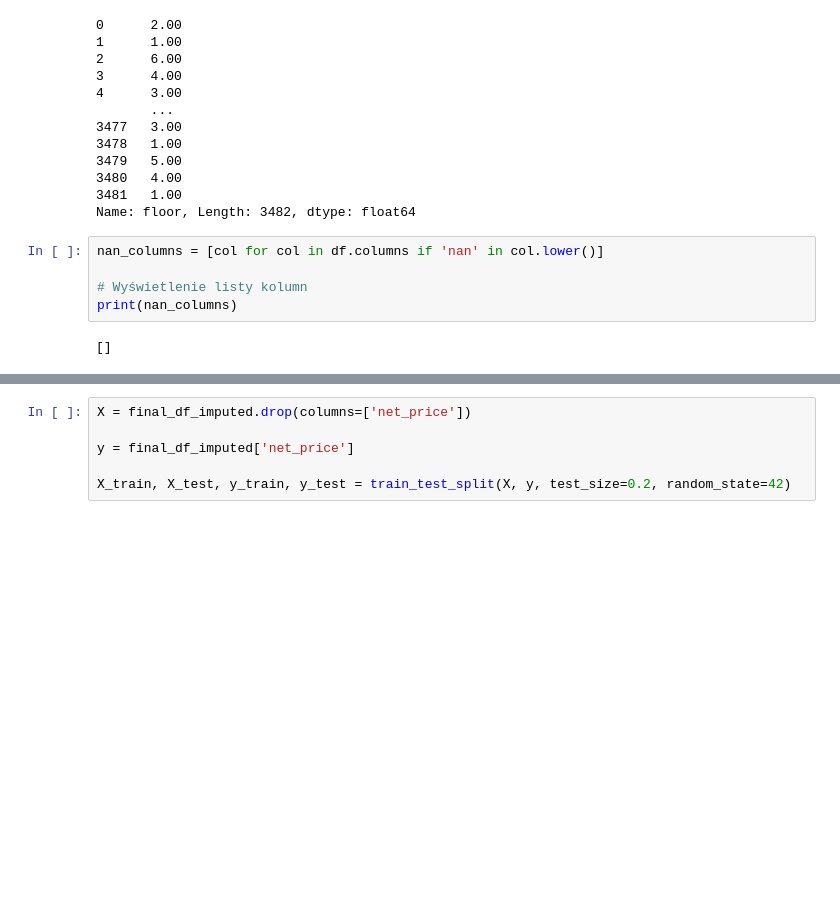
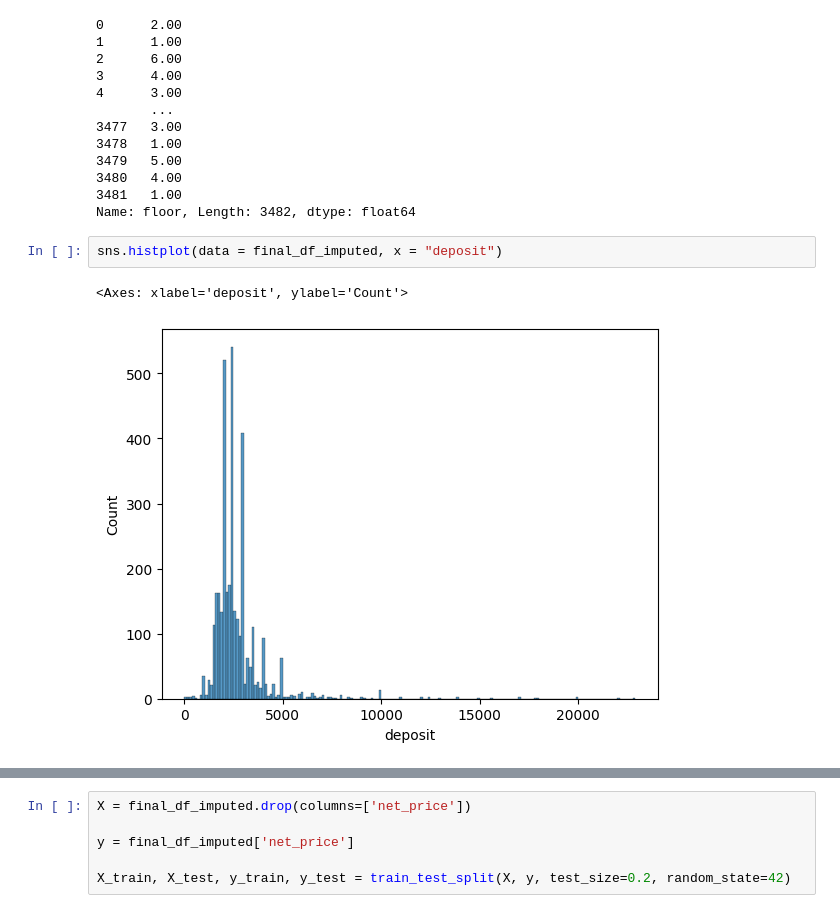
Before and after one commit to filki/Kaggle_Warsaw_rent_prices, a Jupyter notebook: starter.ipynb, the cells around one changed output, grey strips where cells are left out. Drawn from its saved outputs; the diff is of its cells as text; blank space fills up the shorter version.

```diff
--- a/starter.ipynb
+++ b/starter.ipynb
@@ -264,10 +275,8 @@ round(final_df_imputed["floor"], 0)
 3480   4.00
 3481   1.00
 Name: floor, Length: 3482, dtype: float64
-# %%
-nan_columns = [col for col in df.columns if 'nan' in col.lower()]
-
-# Wyświetlenie listy kolumn
-print(nan_columns)
-# %% [output]
-[]
+# %%
+sns.histplot(data = final_df_imputed, x = "deposit")
+# %% [output]
+<Axes: xlabel='deposit', ylabel='Count'>
+[figure, added]
```
Also changed, not shown: parts of 18 cells of this notebook.
